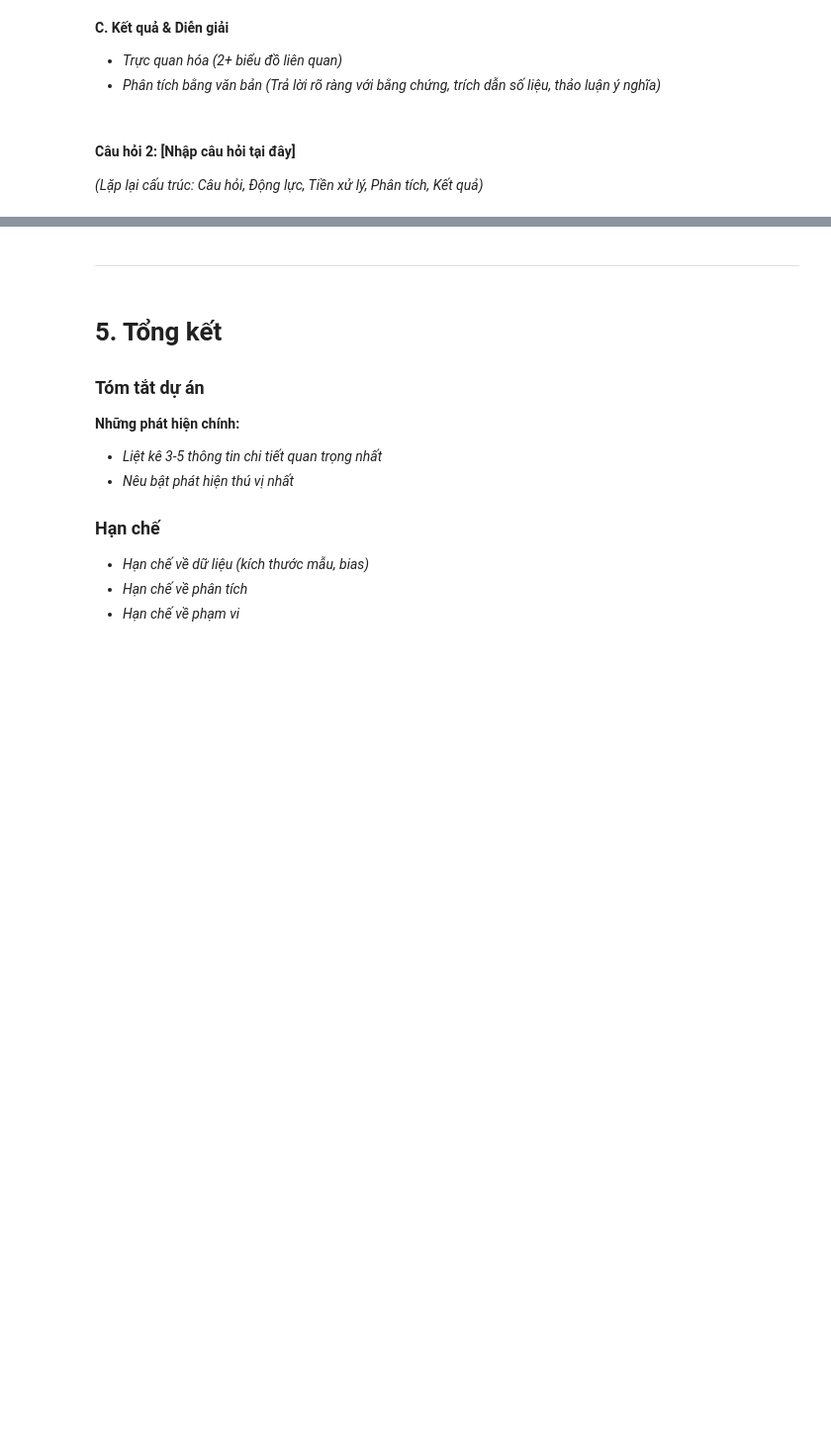
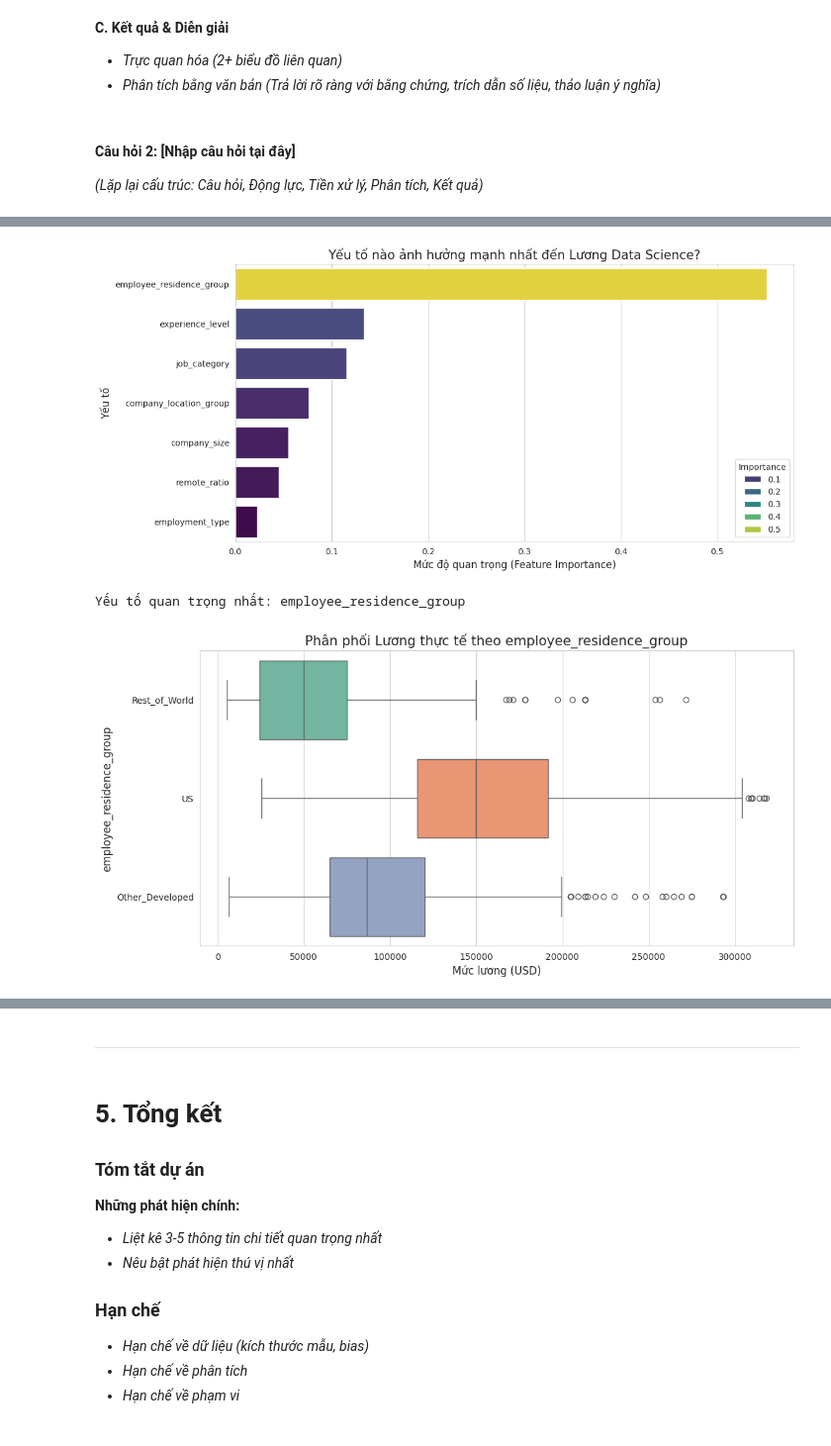
Before and after one commit to Trung0Minh/CSC17104_2025_Final_Project, a Jupyter notebook: DataScienceSalaries2023.ipynb, the cells around one changed output, grey strips where cells are left out. Shown at 99% size. Saved outputs shown, nothing was run; the diff lists cells and outputs as text; code cells hidden in the pictures; blank space fills up the shorter version.

```diff
--- a/DataScienceSalaries2023.ipynb
+++ b/DataScienceSalaries2023.ipynb
@@ -906,0 +1003,2 @@ Xác định 2 × n câu hỏi ý nghĩa (với n là số thành viên nhóm).
+# %%
+y_log = np.log1p(y)
@@ -906,0 +1010,17 @@ Xác định 2 × n câu hỏi ý nghĩa (với n là số thành viên nhóm).
+# %%
+from sklearn.model_selection import train_test_split
+
+X_train, X_test, y_train_log, y_test_log = train_test_split(
+    X, y_log,
+    test_size=0.2,  # kích thước tập Test
+    random_state=42 # đảm bảo kết quả có thể tái lập
+)
+
+print(f"Kích thước tập Train: {X_train.shape}")
+print(f"Kích thước tập Test: {X_test.shape}")
+print("\nTên các cột đặc trưng (features):", end=" ")
+for col in X.columns.tolist():
+    print(f"{col}, ", end="")
+print("\nTên cột mục tiêu (target): adjusted_salary")
+print(f"5 dòng đầu tiên của tập Train:")
+X_train.reset_index(drop=True).head()
@@ -906,0 +1098,42 @@ Xác định 2 × n câu hỏi ý nghĩa (với n là số thành viên nhóm).
+# %%
+# ---Visualization ---
+import matplotlib.pyplot as plt
+import seaborn as sns
+
+# Thiết lập style
+sns.set_style("whitegrid")
+
+
+# Biểu đồ 1: Feature Importance (Bar Chart)
+plt.figure(figsize=(12, 6))
+sns.barplot(x='Importance', y='Feature', data=feature_imp_df, palette='viridis', hue='Importance')
+plt.title('Yếu tố nào ảnh hưởng mạnh nhất đến Lương Data Science?', fontsize=15)
+plt.xlabel('Mức độ quan trọng (Feature Importance)', fontsize=12)
+plt.ylabel('Yếu tố', fontsize=12)
+plt.show()
+
+
+# Biểu đồ 2: Minh chứng cho đặc trưng quan trọng nhất
+# lấy cột tên yếu tố quan trọng nhất
+top_feature = feature_imp_df.loc[0, 'Feature']
+print(f"Yếu tố quan trọng nhất: {top_feature}")
+
+# trả về giá trị thật để plot
+df_viz = df_model[[top_feature]].copy() # chỉ lấy 2 cột cần thiết
+df_viz['adjusted_salary'] = df_model['adjusted_salary']
+le = encoders[top_feature]
+df_viz[top_feature] = le.inverse_transform(df_viz[top_feature]) # trả về giá trị gốc
+order = df_viz[top_feature].unique().tolist()
+
+# So sánh phân phối lương giữa với yếu tố quan trọng nhất
+plt.figure(figsize=(12, 6))
+sns.boxplot(x='adjusted_salary', y=top_feature, data=df_viz, # Lấy lại lương gốc (chưa log transform)
+            order=order, palette='Set2', hue=top_feature)
+plt.title(f'Phân phối Lương thực tế theo {top_feature}', fontsize=15),
+plt.xlabel('Mức lương (USD)', fontsize=12)
+plt.ylabel(top_feature, fontsize=12)
+plt.show()
+# %% [output]
+[figure, added]
+Yếu tố quan trọng nhất: employee_residence_group
+[figure, added]
```
Also changed, not shown: parts of 24 cells of this notebook, 3 other files.
